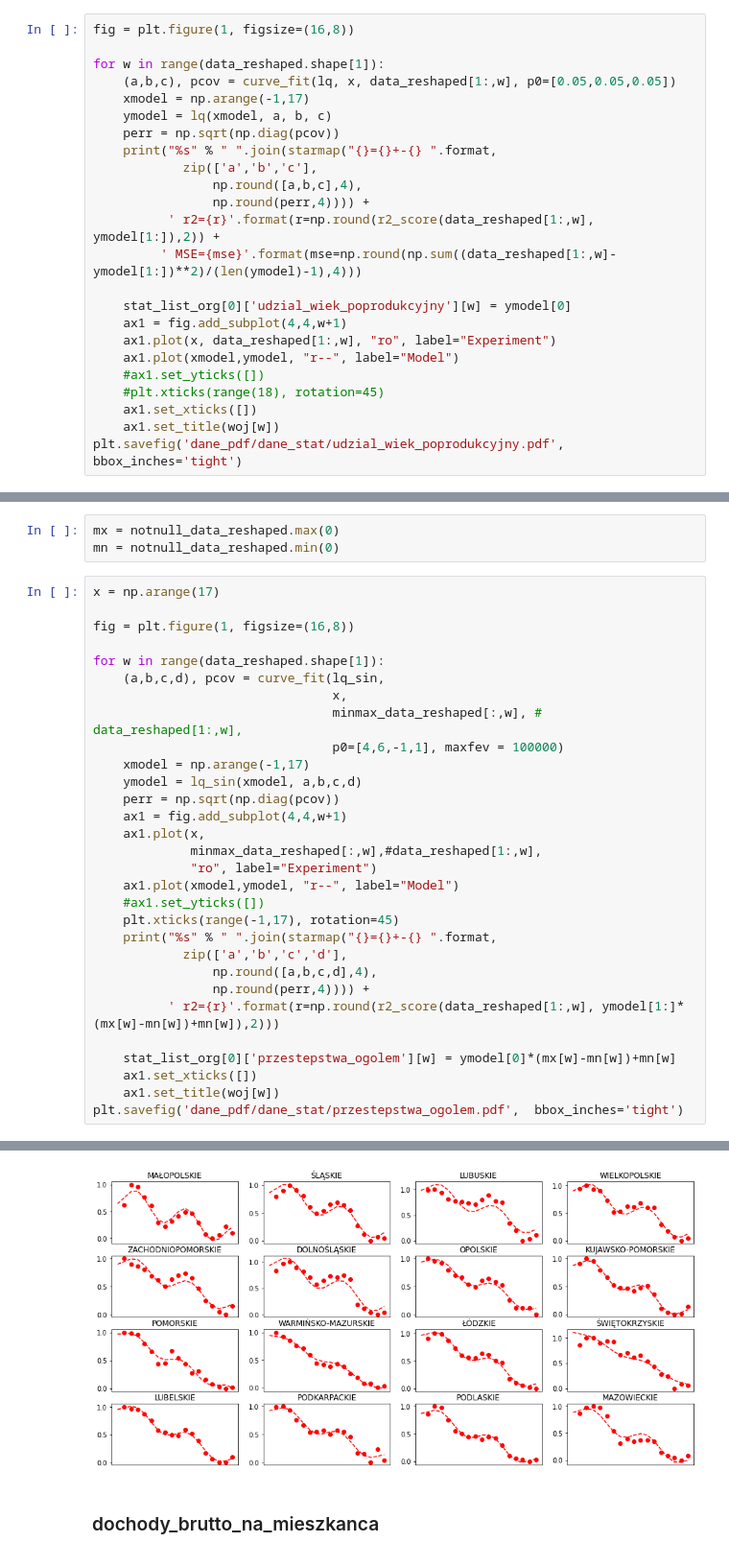
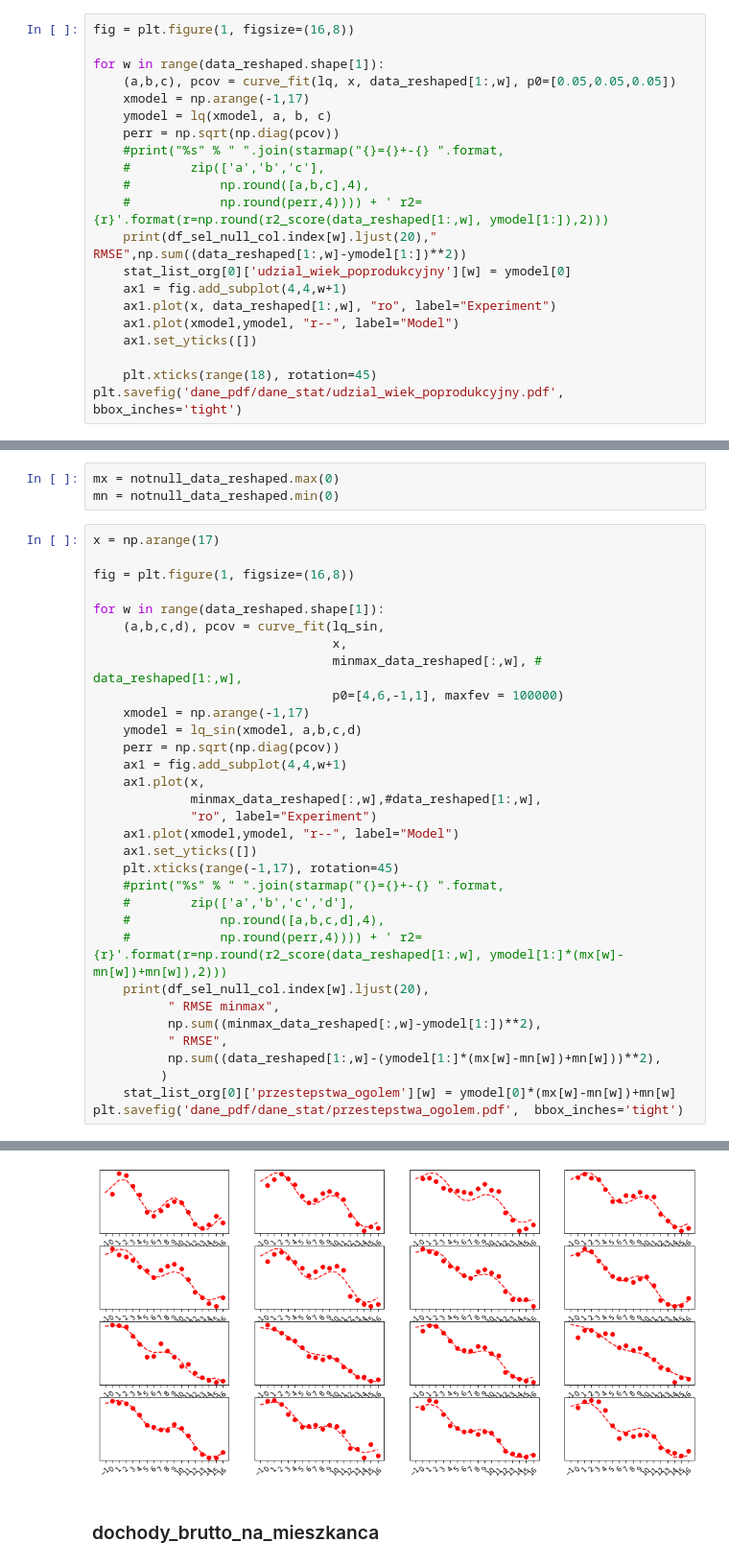
Before and after one commit to MarBry111/Forecast_Election_Poland, a Jupyter notebook: Model_III_MOREparameters.ipynb, the cells around one changed output, grey strips where cells are left out. Shown at 96% size. Saved outputs shown, nothing was run; the diff lists cells and outputs as text.

```diff
--- a/Model_III_MOREparameters.ipynb
+++ b/Model_III_MOREparameters.ipynb
@@ -424,20 +415,17 @@ for w in range(data_reshaped.shape[1]):
     xmodel = np.arange(-1,17)
     ymodel = lq(xmodel, a, b, c)
     perr = np.sqrt(np.diag(pcov))
-    print("%s" % " ".join(starmap("{}={}+-{} ".format,
-            zip(['a','b','c'],
-                np.round([a,b,c],4),
-                np.round(perr,4)))) +
-          ' r2={r}'.format(r=np.round(r2_score(data_reshaped[1:,w], ymodel[1:]),2)) +
-         ' MSE={mse}'.format(mse=np.round(np.sum((data_reshaped[1:,w]-ymodel[1:])**2)/(len(ymodel)-1),4)))
-
+    #print("%s" % " ".join(starmap("{}={}+-{} ".format,
+    #        zip(['a','b','c'],
+    #            np.round([a,b,c],4),
+    #            np.round(perr,4)))) + ' r2={r}'.format(r=np.round(r2_score(data_reshaped[1:,w], ymodel[1:]),2)))
+    print(df_sel_null_col.index[w].ljust(20)," RMSE",np.sum((data_reshaped[1:,w]-ymodel[1:])**2))
     stat_list_org[0]['udzial_wiek_poprodukcyjny'][w] = ymodel[0]
     ax1 = fig.add_subplot(4,4,w+1)
     ax1.plot(x, data_reshaped[1:,w], "ro", label="Experiment")
     ax1.plot(xmodel,ymodel, "r--", label="Model")
-    #ax1.set_yticks([])
-    #plt.xticks(range(18), rotation=45)
-    ax1.set_xticks([])
-    ax1.set_title(woj[w])
+    ax1.set_yticks([])
+
+    plt.xticks(range(18), rotation=45)
 plt.savefig('dane_pdf/dane_stat/udzial_wiek_poprodukcyjny.pdf',  bbox_inches='tight')
 # %% [output]
@@ -506,16 +494,18 @@ for w in range(data_reshaped.shape[1]):
              minmax_data_reshaped[:,w],#data_reshaped[1:,w],
              "ro", label="Experiment")
     ax1.plot(xmodel,ymodel, "r--", label="Model")
-    #ax1.set_yticks([])
+    ax1.set_yticks([])
     plt.xticks(range(-1,17), rotation=45)
-    print("%s" % " ".join(starmap("{}={}+-{} ".format,
-            zip(['a','b','c','d'],
-                np.round([a,b,c,d],4),
-                np.round(perr,4)))) +
-          ' r2={r}'.format(r=np.round(r2_score(data_reshaped[1:,w], ymodel[1:]*(mx[w]-mn[w])+mn[w]),2)))
-
+    #print("%s" % " ".join(starmap("{}={}+-{} ".format,
+    #        zip(['a','b','c','d'],
+    #            np.round([a,b,c,d],4),
+    #            np.round(perr,4)))) + ' r2={r}'.format(r=np.round(r2_score(data_reshaped[1:,w], ymodel[1:]*(mx[w]-mn[w])+mn[w]),2)))
+    print(df_sel_null_col.index[w].ljust(20),
+          " RMSE minmax",
+          np.sum((minmax_data_reshaped[:,w]-ymodel[1:])**2),
+          " RMSE",
+          np.sum((data_reshaped[1:,w]-(ymodel[1:]*(mx[w]-mn[w])+mn[w]))**2),
+         )
     stat_list_org[0]['przestepstwa_ogolem'][w] = ymodel[0]*(mx[w]-mn[w])+mn[w]
-    ax1.set_xticks([])
-    ax1.set_title(woj[w])
 plt.savefig('dane_pdf/dane_stat/przestepstwa_ogolem.pdf',  bbox_inches='tight')
 # %% [output]
@@ -538,4 +528,4 @@ a=3.9491+-0.1287  b=0.1316+-0.0357  c=-0.059+-0.0051  d=0.9201+-0.0467  r2=0.94
-[figure, old version]
+[figure, new version]
 # %% [markdown]
 ### dochody_brutto_na_mieszkanca
 # %%
```
Also changed, not shown: parts of 44 cells of this notebook.
